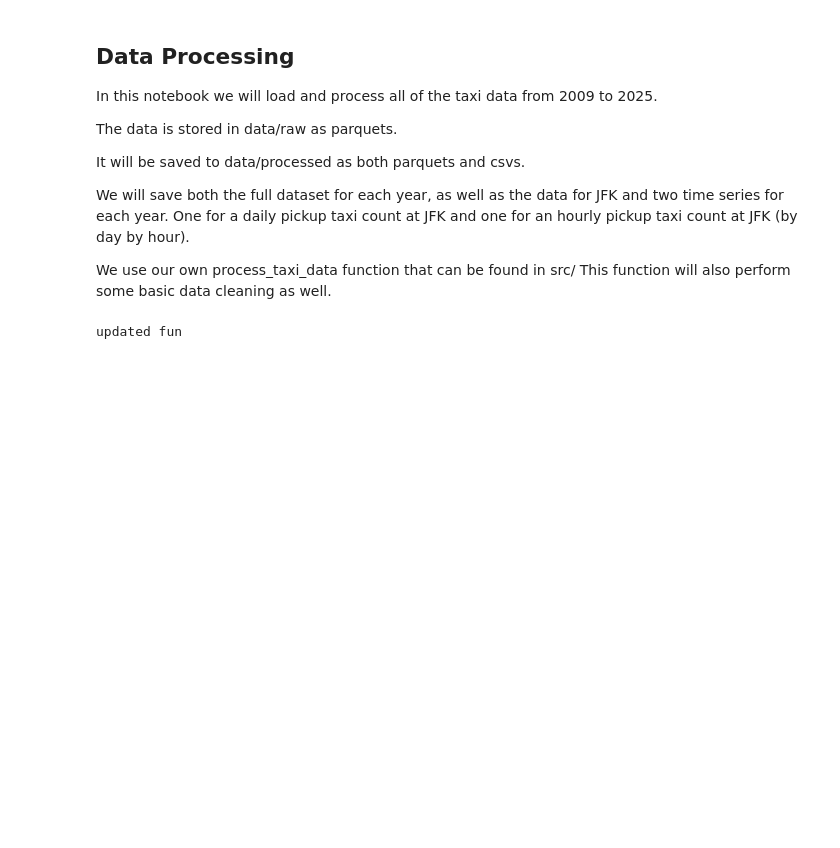
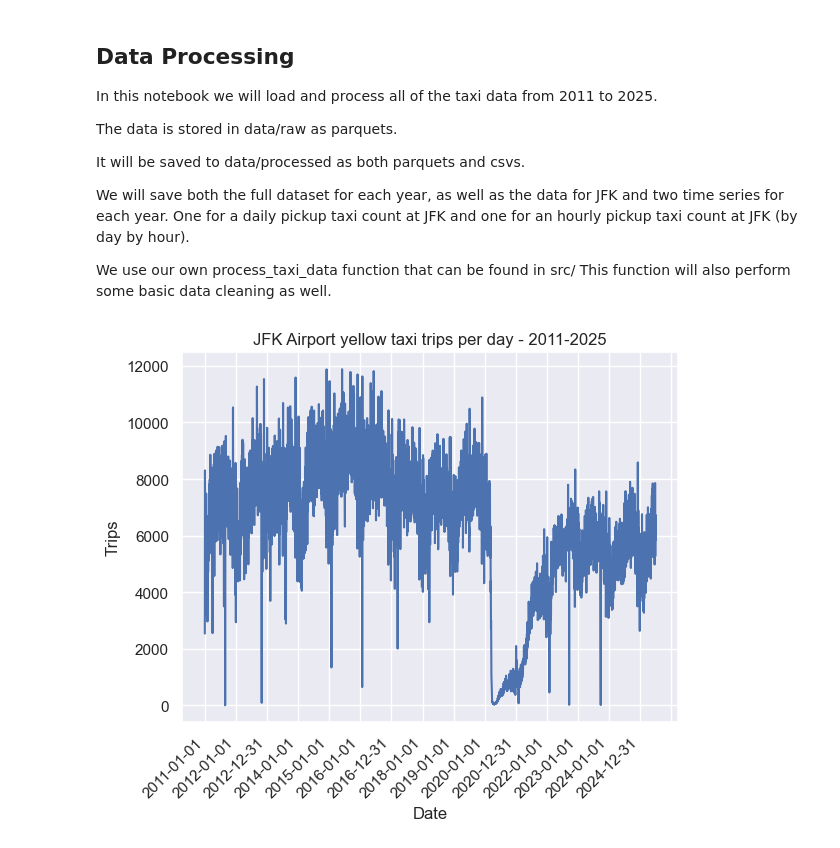
Before and after one commit to William-Ogilvie/NYC-taxi-data-analysis, a Jupyter notebook: notebooks/data_processing.ipynb, the cells around one changed output. Saved outputs shown, nothing was run; the diff lists cells and outputs as text; code cells hidden in the pictures; blank space fills up the shorter version.

```diff
--- a/notebooks/data_processing.ipynb
+++ b/notebooks/data_processing.ipynb
@@ -1,7 +1,7 @@
 # %% [markdown]
 ## Data Processing
 
-In this notebook we will load and process all of the taxi data from 2009 to 2025.
+In this notebook we will load and process all of the taxi data from 2011 to 2025.
 
 The data is stored in data/raw as parquets.
 
@@ -15,14 +16,16 @@ from jfk_taxis import process_taxi_data, taxi_data_visuals
 # %%
-# We do some inital data exploration on each year just to get a feel for the data
-# One of the interesting things in the plot is that clearly we have data that is not just from 2021, this will be cleaned up in process_taxi_data
+# We do some inital data exploration on each year just to get a feel for the data, we only select columns "tpep_pickup_datetime" and "PULocationID" as otherwise we are trying to load approx 1.2GB of data for earlier years like 2011.
+# One of the interesting things in the plot is that for 2021 say we clearly have data that is not just from 2021, this will be cleaned up in process_taxi_data
 # which you can see inside src/jfk_taxis/data_processing.py
 
-# Select the years to perfrom some basic EDA on, this can take a long time as each year has approx 30 million rows which is a fair amount for pandas to handle
-# so its recommend exploring only a few years
-years = [2009]
+# Select the years to perfrom some basic EDA on, this can take a long time. Particularly with earlier years like 2011 as they have approx 170M rows which is a fair amount for pandas to handle
+# so its recommend exploring only a few years. The reason for there being a lot more taxi trips in earlier years is likely due to things like Uber and the introduction of green taxis in NYC.
+
+# The other interesting thing is 2009 and 2011 are both using lat long data so have been excluded for now.
+
+# Years to perfrom some basic EDA on, the daily trip count is for the whole of NYC not just JFK airport
+years = [2011, 2015, 2020, 2025]
 
 taxi_data_visuals(years)
-# %% [output]
-updated fun
 # %%
 # We provide a list of years of data to process
@@ -35,0 +42,10 @@ process_taxi_data(years, features)
+# %%
+# Plot the full daily time series
+dir_path = "../data/processed/"
+years = list(range(2011, 2026))
+
+df_daily = pd.read_csv(f"{dir_path}ts_daily{years[0]}-{years[-1]}.csv")
+
+plot_full_ts(df_daily, years)
+# %% [output]
+[figure, added]
```
Also changed, not shown: parts of 8 cells of this notebook, 6 other files.
